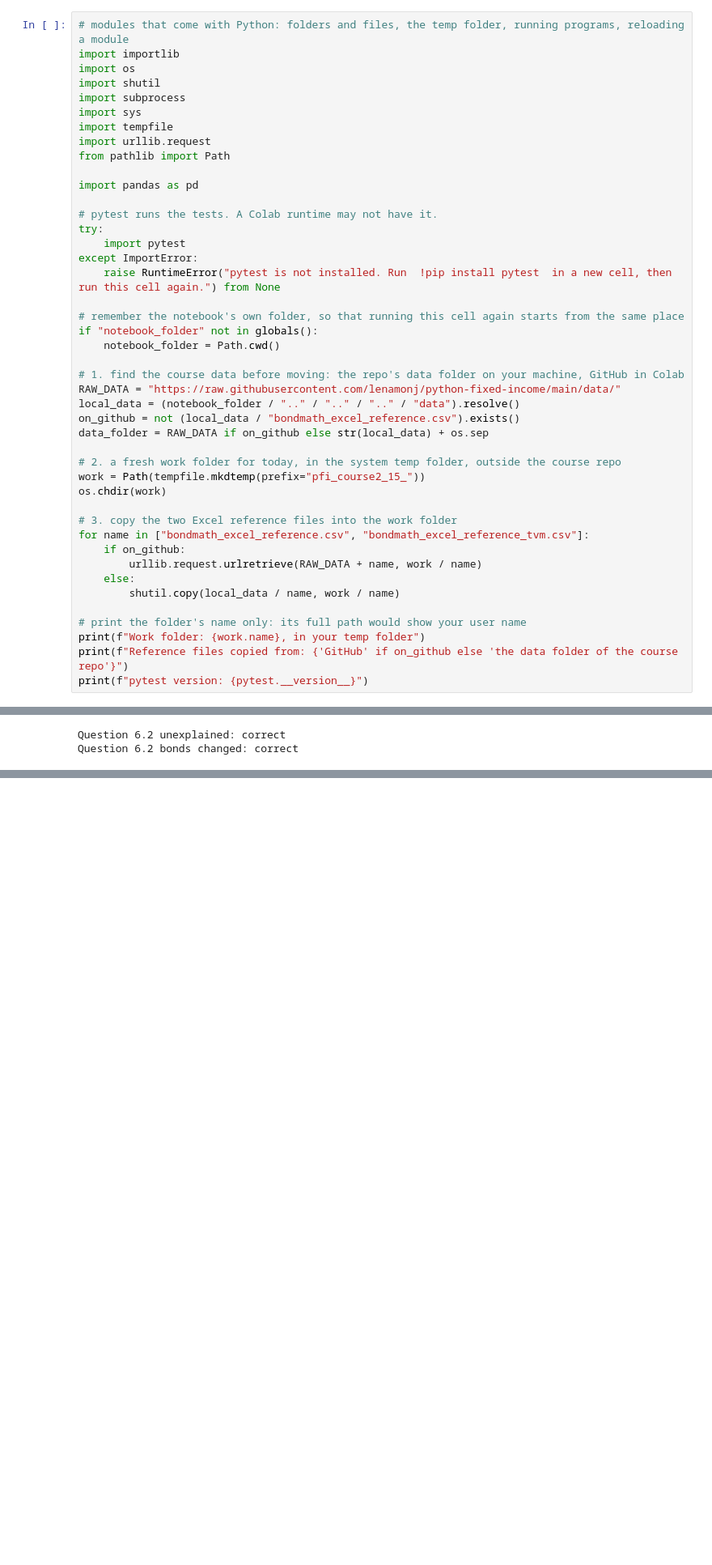
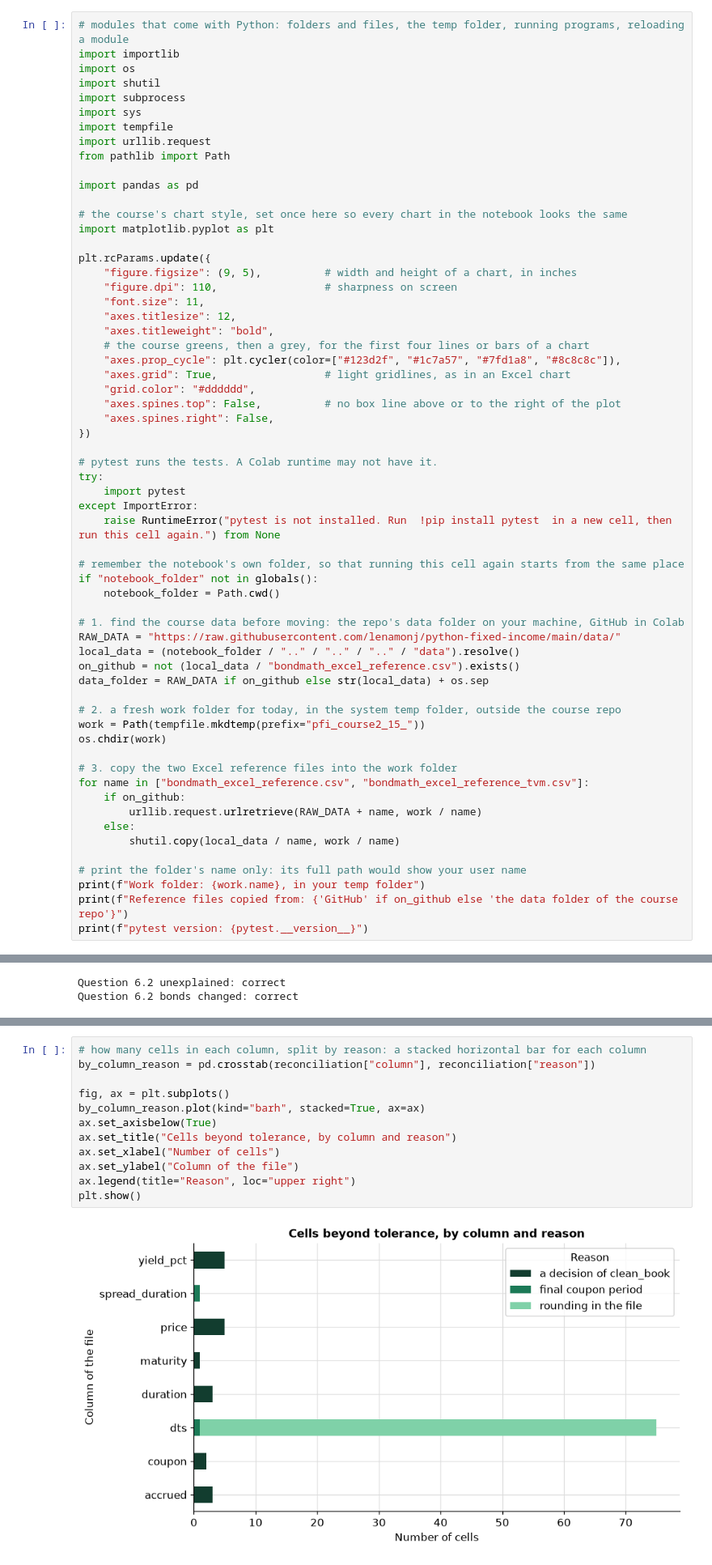
Before and after one commit to lenamonj/python-fixed-income, a Jupyter notebook: course2_bond_math/week3/day5/course2_capstone_solutions.ipynb, the cells around one changed output, grey strips where cells are left out. Shown at 81% size. Saved outputs shown, nothing was run; the diff lists cells and outputs as text; blank space fills up the shorter version.

```diff
--- a/course2_bond_math/week3/day5/course2_capstone_solutions.ipynb
+++ b/course2_bond_math/week3/day5/course2_capstone_solutions.ipynb
@@ -127,6 +105,23 @@ import urllib.request
 from pathlib import Path
 
 import pandas as pd
+
+# the course's chart style, set once here so every chart in the notebook looks the same
+import matplotlib.pyplot as plt
+
+plt.rcParams.update({
+    "figure.figsize": (9, 5),          # width and height of a chart, in inches
+    "figure.dpi": 110,                 # sharpness on screen
+    "font.size": 11,
+    "axes.titlesize": 12,
+    "axes.titleweight": "bold",
+    # the course greens, then a grey, for the first four lines or bars of a chart
+    "axes.prop_cycle": plt.cycler(color=["#123d2f", "#1c7a57", "#7fd1a8", "#8c8c8c"]),
+    "axes.grid": True,                 # light gridlines, as in an Excel chart
+    "grid.color": "#dddddd",
+    "axes.spines.top": False,          # no box line above or to the right of the plot
+    "axes.spines.right": False,
+})
 
 # pytest runs the tests. A Colab runtime may not have it.
 try:
@@ -2480,0 +2478,14 @@ Question 6.2 bonds changed: correct
+# %%
+# how many cells in each column, split by reason: a stacked horizontal bar for each column
+by_column_reason = pd.crosstab(reconciliation["column"], reconciliation["reason"])
+
+fig, ax = plt.subplots()
+by_column_reason.plot(kind="barh", stacked=True, ax=ax)
+ax.set_axisbelow(True)
+ax.set_title("Cells beyond tolerance, by column and reason")
+ax.set_xlabel("Number of cells")
+ax.set_ylabel("Column of the file")
+ax.legend(title="Reason", loc="upper right")
+plt.show()
+# %% [output]
+[figure, added]
```
Also changed, not shown: parts of 33 cells of this notebook, 2 other files.
